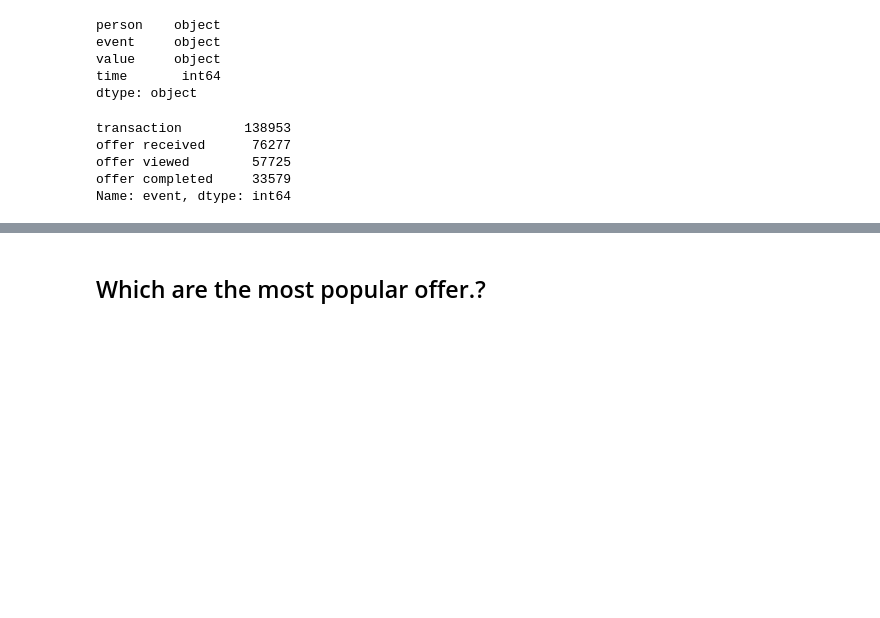
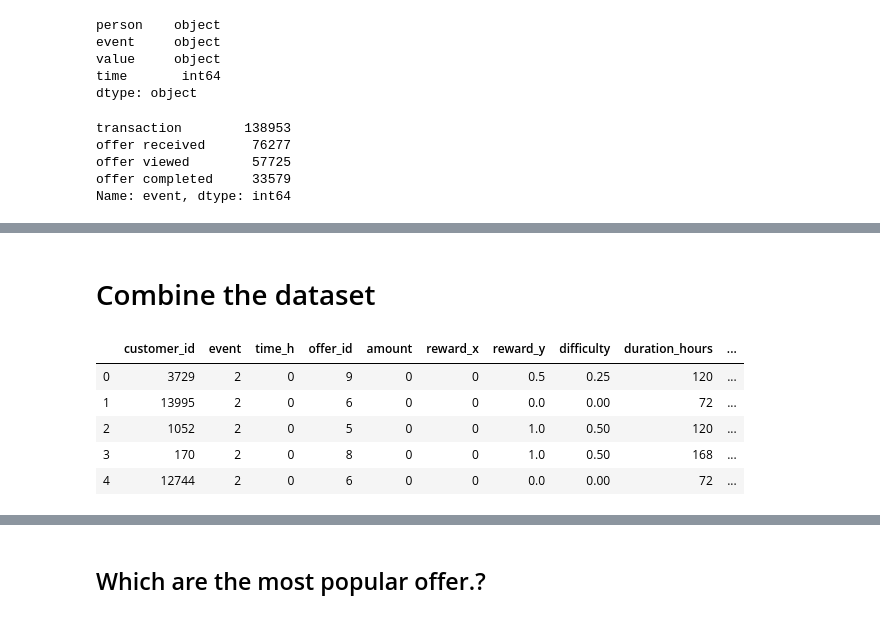
Before and after one commit to ashwanisng/Starbucks-Capstone, a Jupyter notebook: Starbucks Capstone.ipynb, the cells around one changed output, grey strips where cells are left out. Drawn from its saved outputs; the diff is of its cells as text; code cells hidden in the pictures; blank space fills up the shorter version.

```diff
--- a/Starbucks Capstone.ipynb
+++ b/Starbucks Capstone.ipynb
@@ -746,0 +1336,2 @@ plt.grid();
+# %% [markdown]
+# Combine the dataset
@@ -746,0 +1345,10 @@ plt.grid();
+# %%
+
+combine_df.head()
+# %% [output]
+|  | customer_id | event | time_h | offer_id | amount | reward_x | reward_y | difficulty | duration_hours | ... |
+| 0 | 3729 | 2 | 0 | 9 | 0 | 0 | 0.5 | 0.25 | 120 | ... |
+| 1 | 13995 | 2 | 0 | 6 | 0 | 0 | 0.0 | 0.00 | 72 | ... |
+| 2 | 1052 | 2 | 0 | 5 | 0 | 0 | 1.0 | 0.50 | 120 | ... |
+| 3 | 170 | 2 | 0 | 8 | 0 | 0 | 1.0 | 0.50 | 168 | ... |
+| 4 | 12744 | 2 | 0 | 6 | 0 | 0 | 0.0 | 0.00 | 72 | ... |
```
Also changed, not shown: parts of 294 cells of this notebook, 3 other files.
